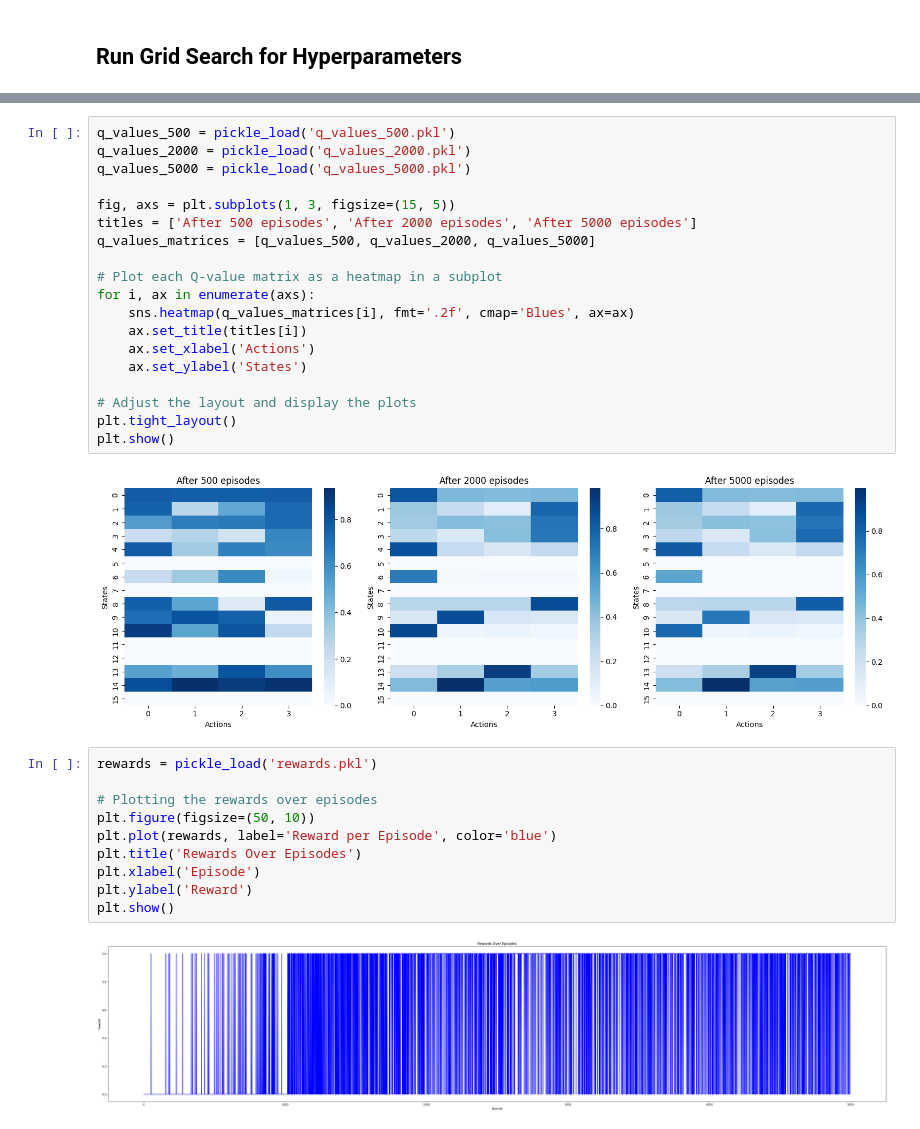
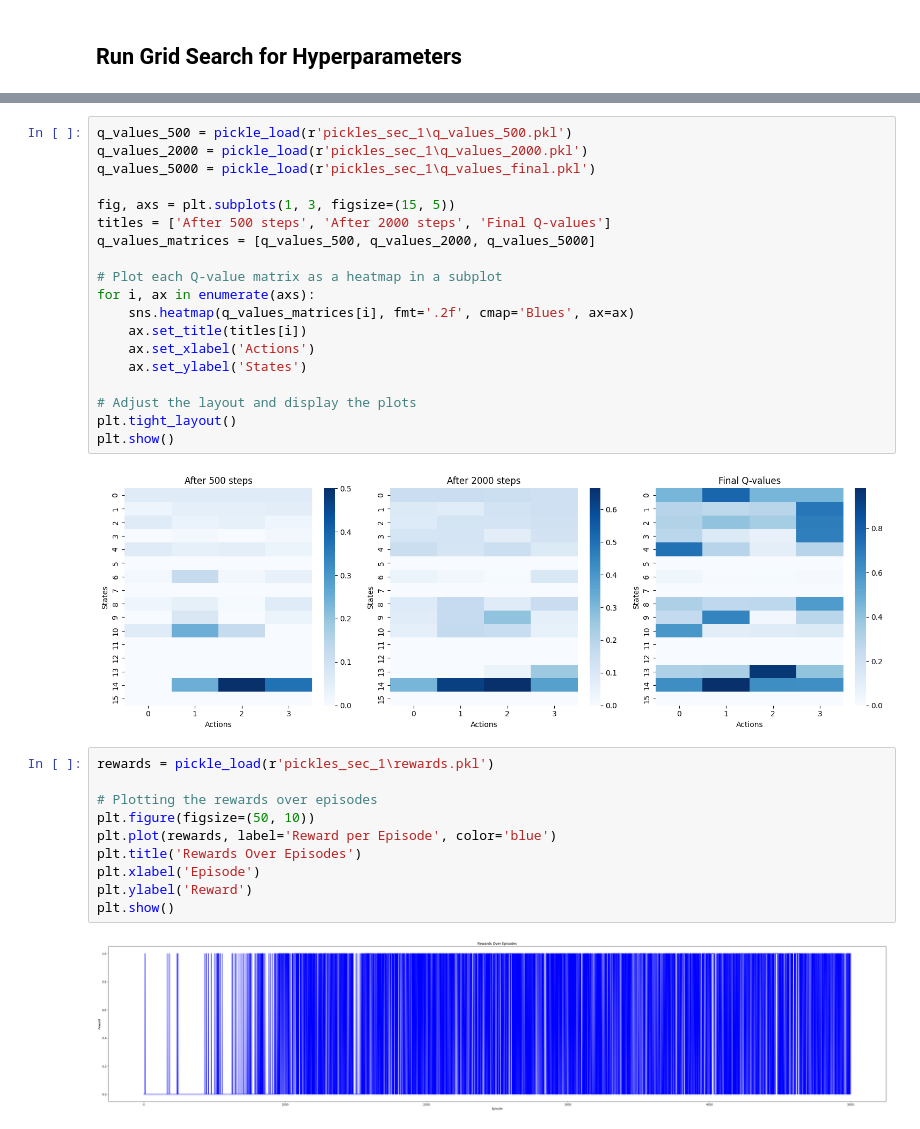
Before and after one commit to Lior-Nis/drl-hw1, a Jupyter notebook: sec1.ipynb, the cells around one changed output, grey strips where cells are left out. Drawn from its saved outputs; the diff is of its cells as text.

```diff
--- a/sec1.ipynb
+++ b/sec1.ipynb
@@ -192,10 +200,10 @@ np.float64(41.4506)
 # %%
-q_values_500 = pickle_load('q_values_500.pkl')
-q_values_2000 = pickle_load('q_values_2000.pkl')
-q_values_5000 = pickle_load('q_values_5000.pkl')
+q_values_500 = pickle_load(r'pickles_sec_1\q_values_500.pkl')
+q_values_2000 = pickle_load(r'pickles_sec_1\q_values_2000.pkl')
+q_values_5000 = pickle_load(r'pickles_sec_1\q_values_final.pkl')
 
 fig, axs = plt.subplots(1, 3, figsize=(15, 5))
-titles = ['After 500 episodes', 'After 2000 episodes', 'After 5000 episodes']
+titles = ['After 500 steps', 'After 2000 steps', 'Final Q-values']
 q_values_matrices = [q_values_500, q_values_2000, q_values_5000]
 
 # Plot each Q-value matrix as a heatmap in a subplot
@@ -209,17 +217,17 @@ for i, ax in enumerate(axs):
 plt.tight_layout()
 plt.show()
 # %% [output]
-[figure, old version]
+[figure, new version]
 # %%
-rewards = pickle_load('rewards.pkl')
+rewards = pickle_load(r'pickles_sec_1\rewards.pkl')
 
 # Plotting the rewards over episodes
 plt.figure(figsize=(50, 10))
 plt.plot(rewards, label='Reward per Episode', color='blue')
 plt.title('Rewards Over Episodes')
 plt.xlabel('Episode')
 plt.ylabel('Reward')
 plt.show()
 # %% [output]
-[figure, old version]
+[figure, new version]
 # %%
```
Also changed, not shown: parts of 6 cells of this notebook, 32 other files.
